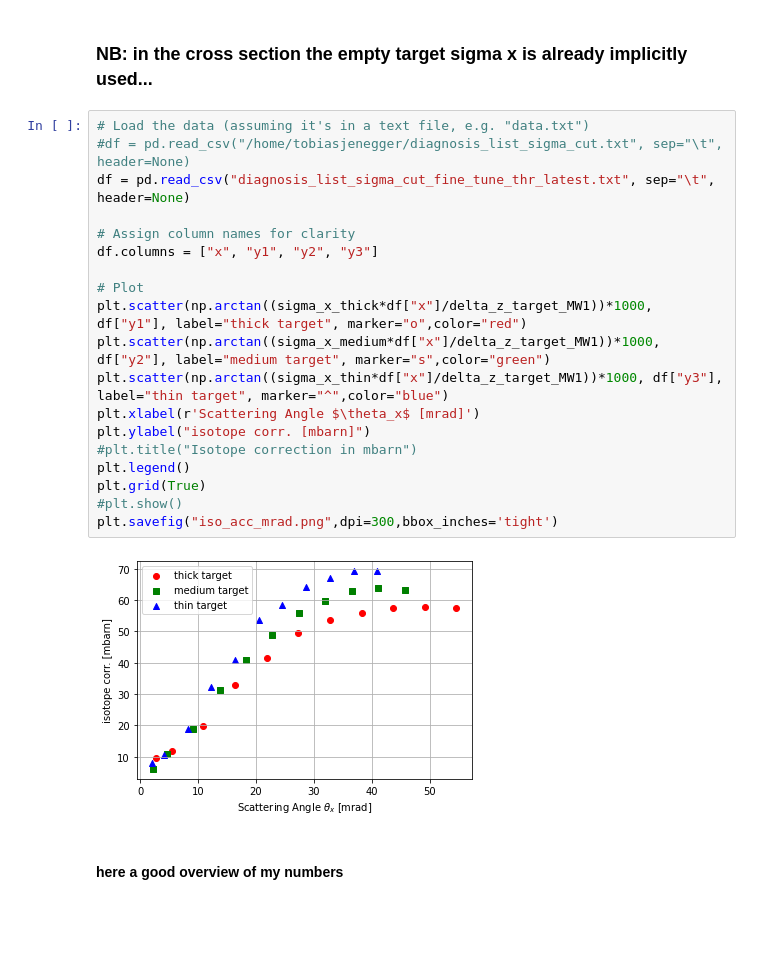
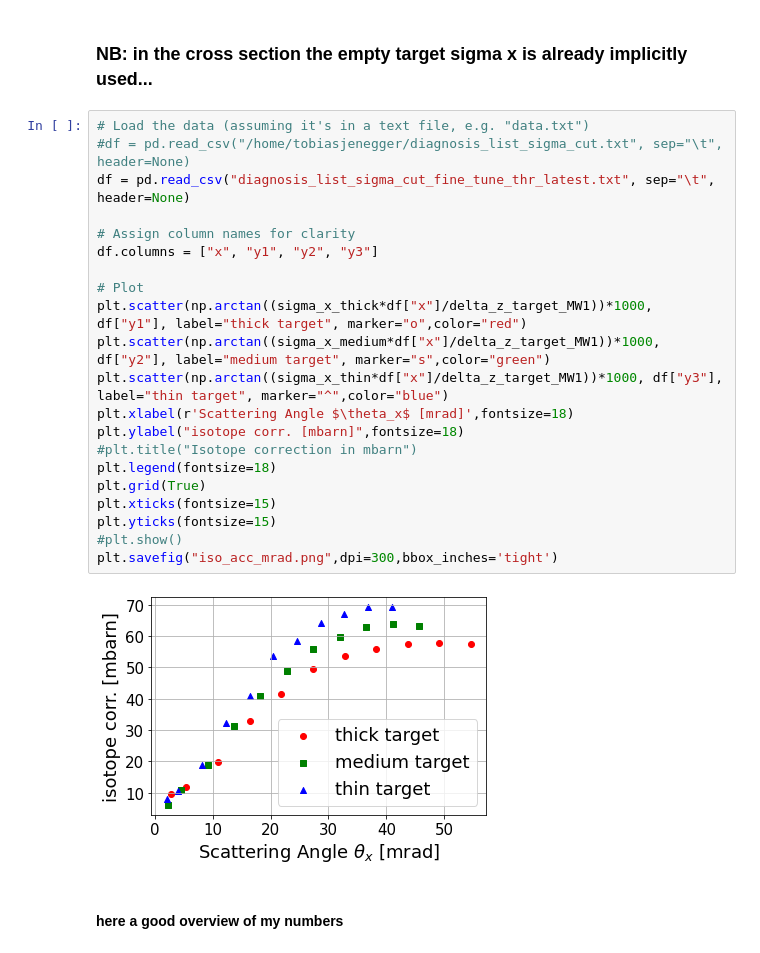
Before and after one commit to jenegger/r3bweek24_gsi, a Jupyter notebook: Untitled3.ipynb, the cells around one changed output. Drawn from its saved outputs; the diff is of its cells as text; blank space fills up the shorter version.

```diff
--- a/Untitled3.ipynb
+++ b/Untitled3.ipynb
@@ -99,24 +103,26 @@ print(opang)
 # %%
 # Load the data (assuming it's in a text file, e.g. "data.txt")
 #df = pd.read_csv("/home/tobiasjenegger/diagnosis_list_sigma_cut.txt", sep="\t", header=None)
 df = pd.read_csv("diagnosis_list_sigma_cut_fine_tune_thr_latest.txt", sep="\t", header=None)
 
 # Assign column names for clarity
 df.columns = ["x", "y1", "y2", "y3"]
 
 # Plot
 plt.scatter(np.arctan((sigma_x_thick*df["x"]/delta_z_target_MW1))*1000, df["y1"], label="thick target", marker="o",color="red")
 plt.scatter(np.arctan((sigma_x_medium*df["x"]/delta_z_target_MW1))*1000, df["y2"], label="medium target", marker="s",color="green")
 plt.scatter(np.arctan((sigma_x_thin*df["x"]/delta_z_target_MW1))*1000, df["y3"], label="thin target", marker="^",color="blue")
-plt.xlabel(r'Scattering Angle $\theta_x$ [mrad]')
-plt.ylabel("isotope corr. [mbarn]")
+plt.xlabel(r'Scattering Angle $\theta_x$ [mrad]',fontsize=18)
+plt.ylabel("isotope corr. [mbarn]",fontsize=18)
 #plt.title("Isotope correction in mbarn")
-plt.legend()
+plt.legend(fontsize=18)
 plt.grid(True)
+plt.xticks(fontsize=15)
+plt.yticks(fontsize=15)
 #plt.show()
 plt.savefig("iso_acc_mrad.png",dpi=300,bbox_inches='tight')
 # %% [output]
-[figure, old version]
+[figure, new version]
 # %% [markdown]
 #### here a good overview of my numbers
 # %%
```
Also changed, not shown: parts of 1 cell of this notebook, 29 other files.
